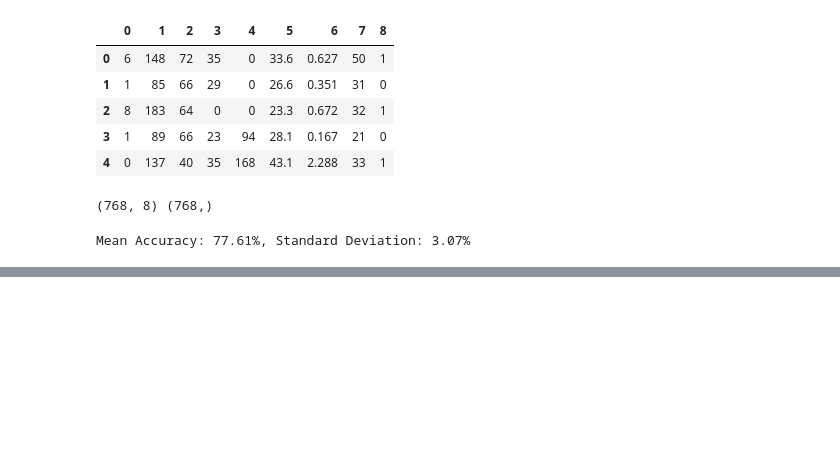
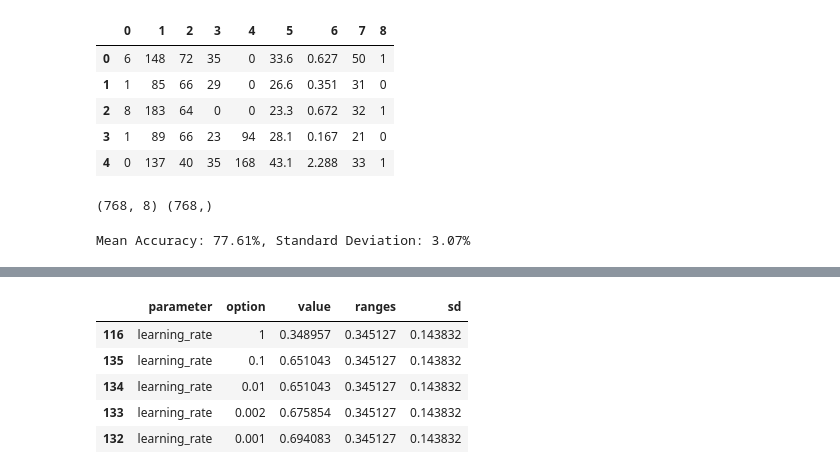
Before and after one commit to georgeliu1998/keras_model_tuning, a Jupyter notebook: keras.ipynb, the cells around one changed output, grey strips where cells are left out. Cells and saved outputs as stored; diff of their text form; code cells hidden in the pictures; blank space fills up the shorter version.

```diff
--- a/keras.ipynb
+++ b/keras.ipynb
@@ -467,0 +414,10 @@ sns.swarmplot(x='parameter', y='value', data=df_plot, size=6, ax=ax)
+# %%
+#import math
+df_plot.query('parameter=="learning_rate"')
+# %% [output]
+|  | parameter | option | value | ranges | sd |
+| 116 | learning_rate | 1 | 0.348957 | 0.345127 | 0.143832 |
+| 135 | learning_rate | 0.1 | 0.651043 | 0.345127 | 0.143832 |
+| 134 | learning_rate | 0.01 | 0.651043 | 0.345127 | 0.143832 |
+| 133 | learning_rate | 0.002 | 0.675854 | 0.345127 | 0.143832 |
+| 132 | learning_rate | 0.001 | 0.694083 | 0.345127 | 0.143832 |
```
Also changed, not shown: parts of 23 cells of this notebook.
